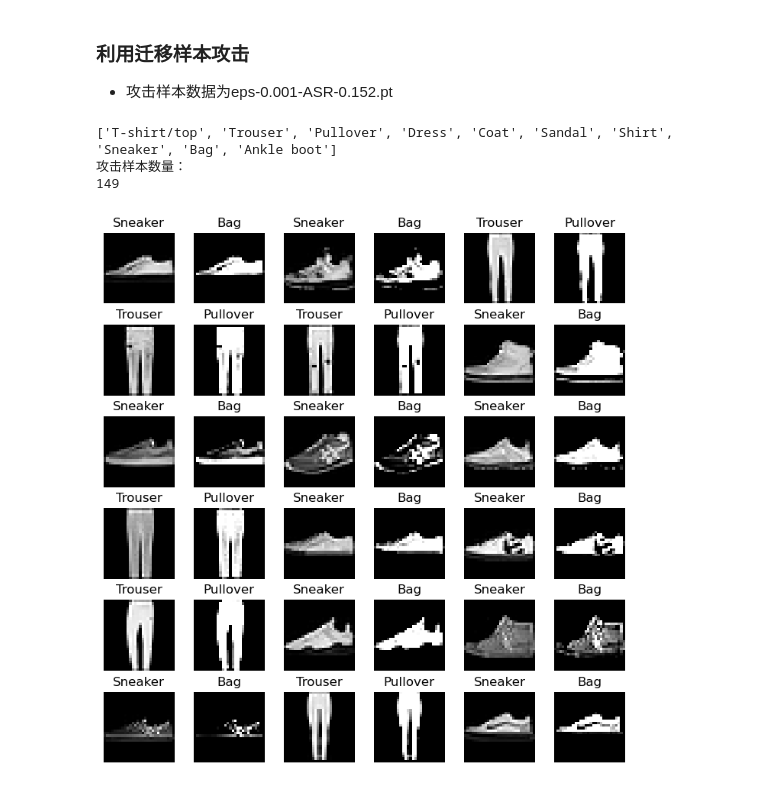
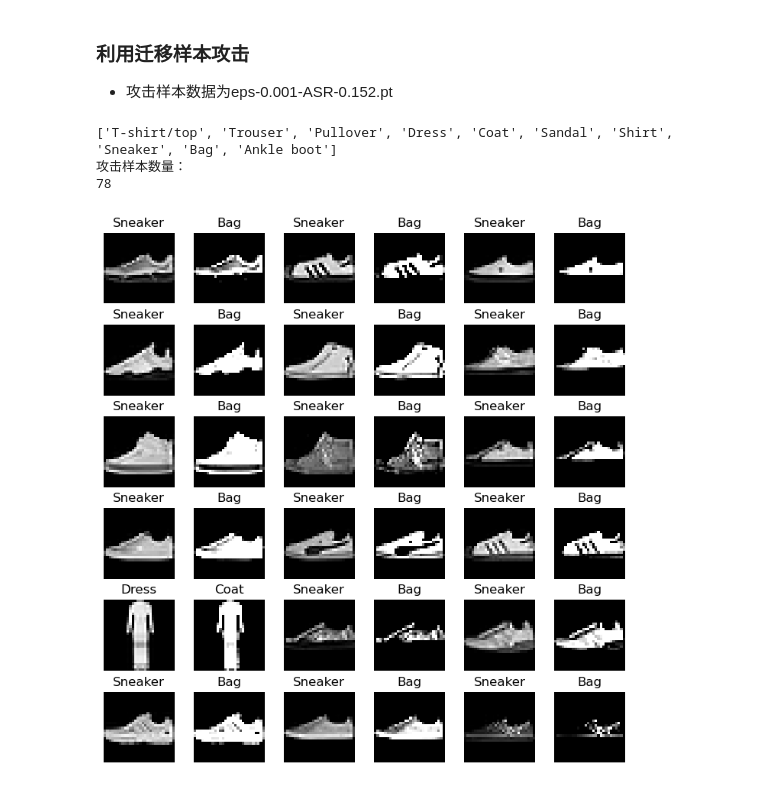
Before and after one commit to AkexStar/LiGe-DeepLearning-PKUCourse, a Jupyter notebook: homework-2/black-attack.ipynb, the cells around one changed output. Saved outputs shown, nothing was run; the diff lists cells and outputs as text; code cells hidden in the pictures.

```diff
--- a/homework-2/black-attack.ipynb
+++ b/homework-2/black-attack.ipynb
@@ -162,37 +159,37 @@ import random
 test_data = torchvision.datasets.FashionMNIST(root='./data', train=False, download=True, transform=transforms.ToTensor())
 class_names = list(test_data.classes)
 print(class_names)
-adv_examples = torch.load('./attack_data/black/eps-0.001-ASR-0.152.pt')
+adv_examples = torch.load('./attack_data/black/eps-0.001-ASR-0.078.pt')
 print('攻击样本数量：')
 print(len(adv_examples))
 random.seed(2023)
 random.shuffle(adv_examples)
 
 torch.manual_seed(2023)
 fig = plt.figure(figsize=(9, 9))
 rows, cols = 6, 6
 cnt = 1
 for i, (data, perturbed_data, target) in enumerate(adv_examples):
     if cnt > rows * cols:
         break
     random_idx = target.item()
     fig.add_subplot(rows, cols, cnt)
     plt.imshow(data.cpu().detach().numpy().squeeze(), cmap="gray")
     plt.title(class_names[random_idx])
     plt.axis(False)
     # plt.imsave(f'./images/White-N{cnt // 2}-Original-{random_idx}-{class_names[random_idx]}.png', data.cpu().detach().numpy().squeeze())
     cnt += 1
 
     fig.add_subplot(rows, cols, cnt)
     plt.imshow(perturbed_data.cpu().detach().numpy().squeeze(), cmap="gray")
     attack_target = (random_idx + 1) % 10
     plt.title(class_names[attack_target])
     plt.axis(False)
     # plt.imsave(f'./images/White-N{(cnt-1) // 2}-Perturbed-{attack_target}-{class_names[attack_target]}.png', perturbed_data.cpu().detach().numpy().squeeze())
     cnt += 1
 fig.subplots_adjust(hspace=0.3, wspace=0.1)
 # %% [output]
 ['T-shirt/top', 'Trouser', 'Pullover', 'Dress', 'Coat', 'Sandal', 'Shirt', 'Sneaker', 'Bag', 'Ankle boot']
 攻击样本数量：
-149
+78
-[figure, old version]
+[figure, new version]
```
Also changed, not shown: parts of 1 cell of this notebook.
